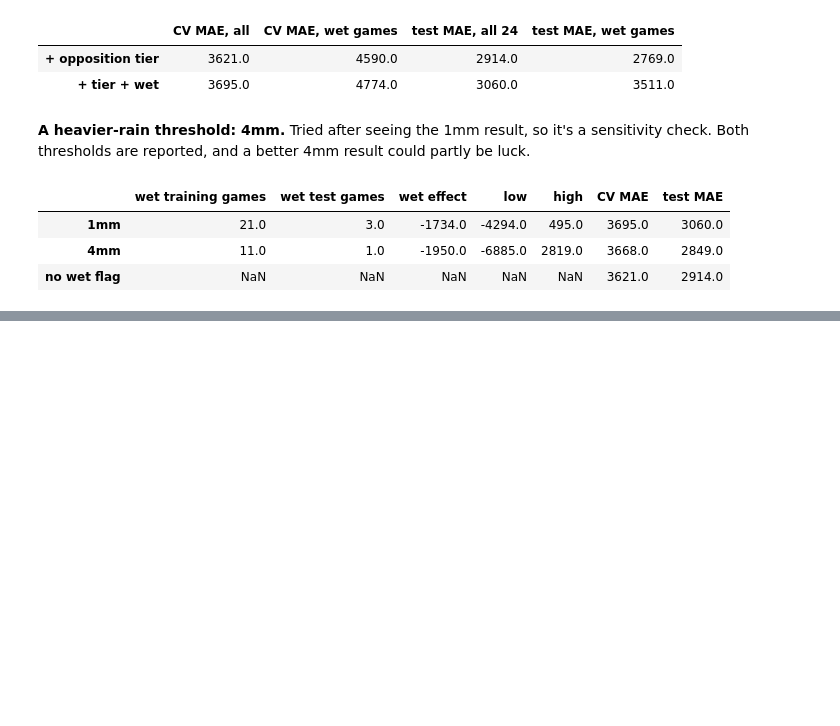
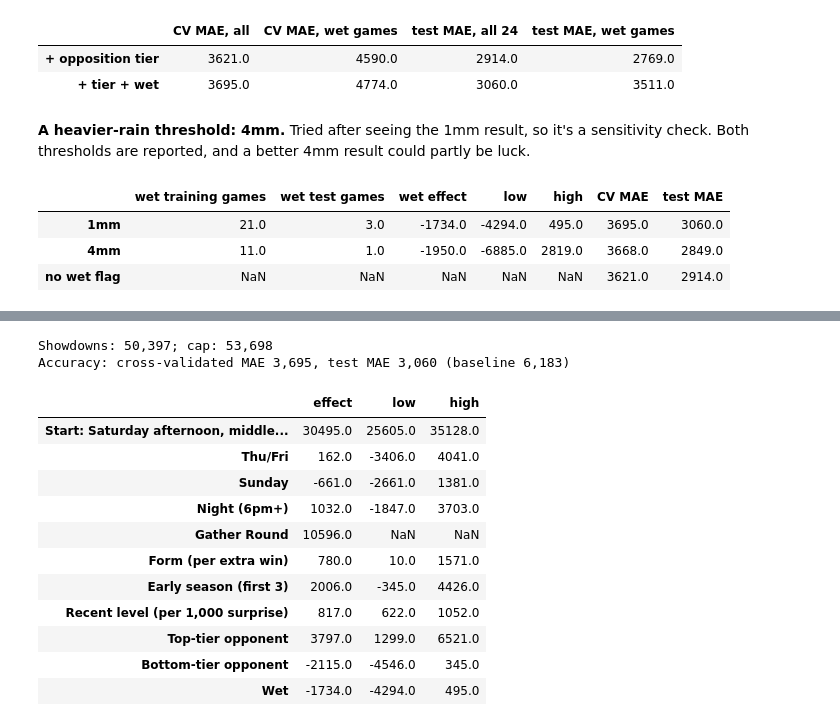
Before and after one commit to pete1729/afl-analytics, a Jupyter notebook: notebooks/09_port_home_attendance.ipynb, the cells around one changed output, grey strips where cells are left out. Drawn from its saved outputs; the diff is of its cells as text; code cells hidden in the pictures; blank space fills up the shorter version.

```diff
--- a/notebooks/09_port_home_attendance.ipynb
+++ b/notebooks/09_port_home_attendance.ipynb
@@ -1064,0 +1079,27 @@ thresholds.round(0)
+# %%
+final_coef, final_level, final_showdown = rule_wet
+final = pd.DataFrame({"effect": final_coef, "low": boot_wet.quantile(0.025), "high": boot_wet.quantile(0.975)})
+final = final.drop("Showdown")  # Showdowns use the rule instead
+final.loc["Gather Round", ["low", "high"]] = np.nan  # only 2 training games
+final.loc["Recent crowd level"] *= 1000
+final = final.rename(index={"intercept": "Start: Saturday afternoon, middle-tier opponent, dry, 0% form",
+                            "Recent crowd level": "Recent level (per 1,000 surprise)"})
+print(f"Showdowns: {final_showdown:,.0f}; cap: {CAP:,.0f}")
+print(f"Accuracy: cross-validated MAE {mae(cv7['Wet'], cv7['attendance']):,.0f}, "
+      f"test MAE {test5['abs_Wet'].mean():,.0f} (baseline {test5['abs_Baseline'].mean():,.0f})")
+final.round(0)
+# %% [output]
+Showdowns: 50,397; cap: 53,698
+Accuracy: cross-validated MAE 3,695, test MAE 3,060 (baseline 6,183)
+|  | effect | low | high |
+| Start: Saturday afternoon, middle... | 30495.0 | 25605.0 | 35128.0 |
+| Thu/Fri | 162.0 | -3406.0 | 4041.0 |
+| Sunday | -661.0 | -2661.0 | 1381.0 |
+| Night (6pm+) | 1032.0 | -1847.0 | 3703.0 |
+| Gather Round | 10596.0 | NaN | NaN |
+| Form (per extra win) | 780.0 | 10.0 | 1571.0 |
+| Early season (first 3) | 2006.0 | -345.0 | 4426.0 |
+| Recent level (per 1,000 surprise) | 817.0 | 622.0 | 1052.0 |
+| Top-tier opponent | 3797.0 | 1299.0 | 6521.0 |
+| Bottom-tier opponent | -2115.0 | -4546.0 | 345.0 |
+| Wet | -1734.0 | -4294.0 | 495.0 |
```
Also changed, not shown: parts of 3 cells of this notebook.
